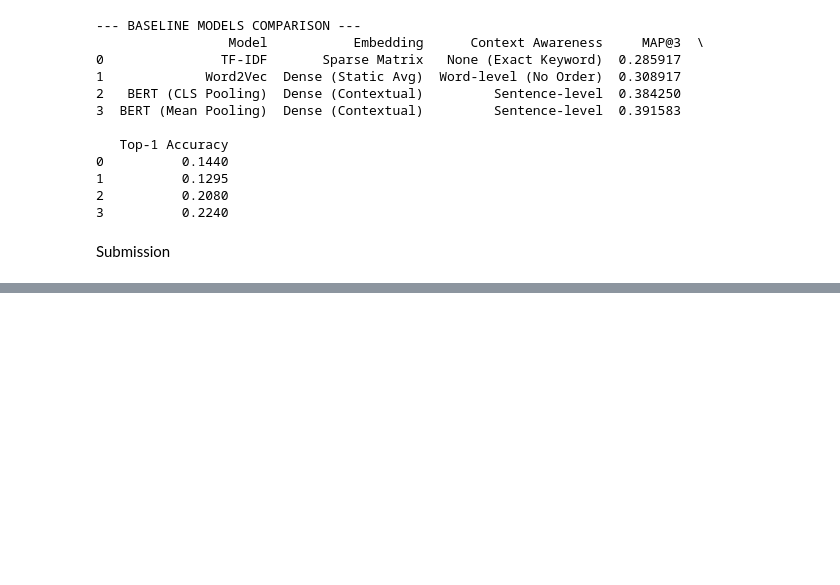
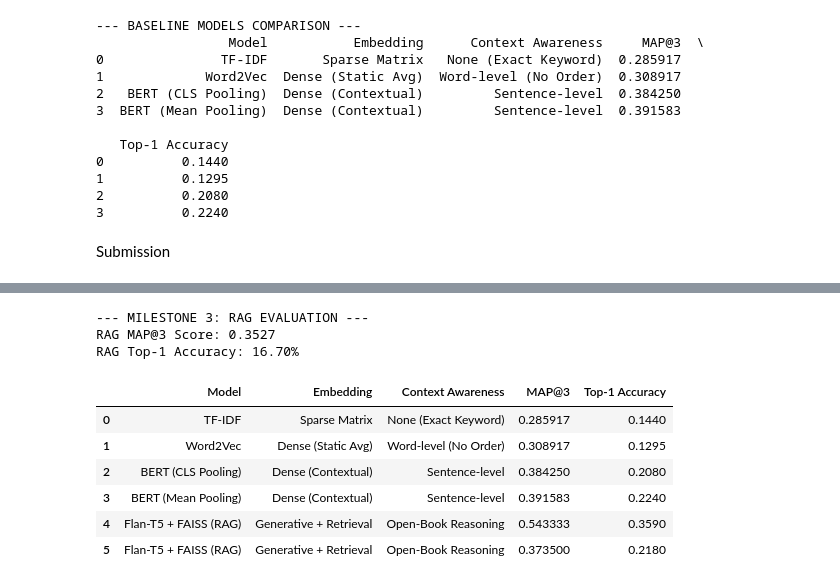
Before and after one commit to 23f3003322/dl-genai-26t2, a Jupyter notebook: dl-23f3003322-notebook-t22026.ipynb, the cells around one changed output, grey strips where cells are left out. Saved outputs shown, nothing was run; the diff lists cells and outputs as text; code cells hidden in the pictures; blank space fills up the shorter version.

Commit message:
Testing RAG . Feeding the retrieved context + prompt + choices into the model to improve reasoning.

```diff
--- a/dl-23f3003322-notebook-t22026.ipynb
+++ b/dl-23f3003322-notebook-t22026.ipynb
@@ -921,0 +994,21 @@ Submission file saved successfully!
+# %%
+# --- STEP 3: Switch Retriever Model ---
+# BAAI/bge-base-en-v1.5 is significantly stronger than all-MiniLM-L6-v2
+retriever_model_name = 'BAAI/bge-base-en-v1.5'
+print(f"Loading retriever model: {retriever_model_name}...")
+retriever_model = SentenceTransformer(retriever_model_name)
+
+print("Encoding Knowledge Base (this takes a few minutes)...")
+kb_embeddings = retriever_model.encode(
+    knowledge_base,
+    batch_size=256,
+    show_progress_bar=True,
+    normalize_embeddings=True # Normalizing makes IndexFlatIP equivalent to Cosine Similarity
+)
+
+# Initialize FAISS Index using Inner Product (Cosine Similarity)
+embedding_dim = kb_embeddings.shape[1]
+faiss_index = faiss.IndexFlatIP(embedding_dim)
+faiss_index.add(np.array(kb_embeddings).astype('float32'))
+
+print(f"FAISS index ready with {faiss_index.ntotal:,} vectors.")
@@ -921,0 +1261,32 @@ Submission file saved successfully!
+# %%
+# --- TASK 7: Compare Against Baseline ---
+map3_rag = calculate_map_at_3(df_cleaned['Prediction_RAG_Top3'], df['answer'])
+top1_rag = (df_cleaned['Prediction_RAG_Top1'] == df['answer']).mean()
+
+print("\n--- MILESTONE 3: RAG EVALUATION ---")
+print(f"RAG MAP@3 Score: {map3_rag:.4f}")
+print(f"RAG Top-1 Accuracy: {top1_rag:.2%}")
+# %% [output]
+--- MILESTONE 3: RAG EVALUATION ---
+RAG MAP@3 Score: 0.3527
+RAG Top-1 Accuracy: 16.70%
+# %%
+rag_data = {
+    "Model": "Flan-T5 + FAISS (RAG)",
+    "Embedding": "Generative + Retrieval",
+    "Context Awareness": "Open-Book Reasoning",
+    "MAP@3": map3_rag,
+    "Top-1 Accuracy": top1_rag
+}
+
+# Append to df_comparison if you have it in memory
+df_comparison = pd.concat([df_comparison, pd.DataFrame([rag_data])], ignore_index=True)
+display(df_comparison)
+# %% [output]
+|  | Model | Embedding | Context Awareness | MAP@3 | Top-1 Accuracy |
+| 0 | TF-IDF | Sparse Matrix | None (Exact Keyword) | 0.285917 | 0.1440 |
+| 1 | Word2Vec | Dense (Static Avg) | Word-level (No Order) | 0.308917 | 0.1295 |
+| 2 | BERT (CLS Pooling) | Dense (Contextual) | Sentence-level | 0.384250 | 0.2080 |
+| 3 | BERT (Mean Pooling) | Dense (Contextual) | Sentence-level | 0.391583 | 0.2240 |
+| 4 | Flan-T5 + FAISS (RAG) | Generative + Retrieval | Open-Book Reasoning | 0.543333 | 0.3590 |
+| 5 | Flan-T5 + FAISS (RAG) | Generative + Retrieval | Open-Book Reasoning | 0.373500 | 0.2180 |
```
Also changed, not shown: parts of 19 cells of this notebook.
